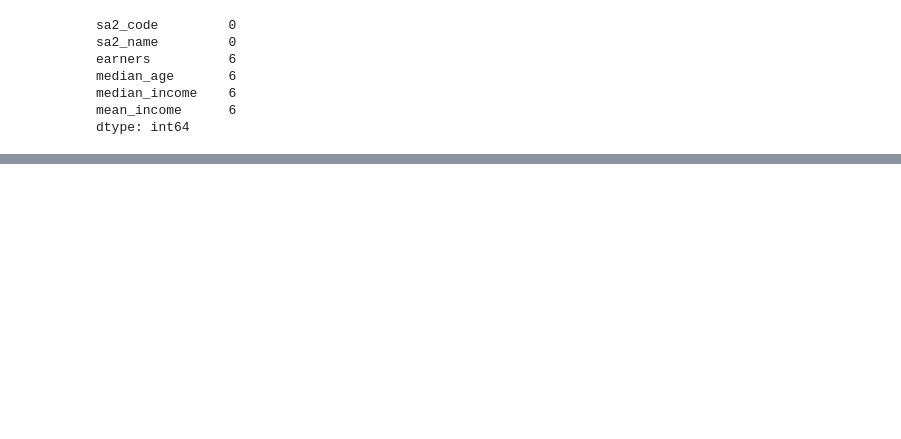
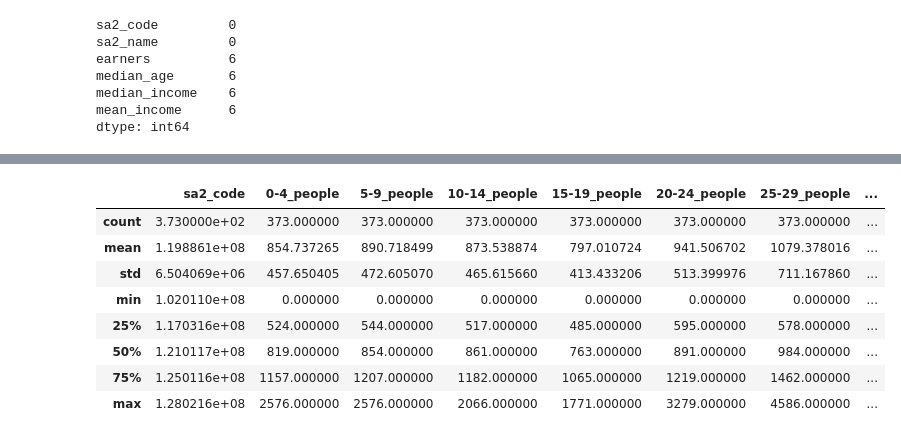
Before and after one commit to joshuahallam127/DATA2901_Assign, a Jupyter notebook: main.ipynb, the cells around one changed output, grey strips where cells are left out. Cells and saved outputs as stored; diff of their text form; code cells hidden in the pictures; blank space fills up the shorter version.

```diff
--- a/main.ipynb
+++ b/main.ipynb
@@ -179,0 +286,12 @@ print(len(business['sa2_name'].unique()))
+# %%
+population.describe()
+# %% [output]
+|  | sa2_code | 0-4_people | 5-9_people | 10-14_people | 15-19_people | 20-24_people | 25-29_people | ... |
+| count | 3.730000e+02 | 373.000000 | 373.000000 | 373.000000 | 373.000000 | 373.000000 | 373.000000 | ... |
+| mean | 1.198861e+08 | 854.737265 | 890.718499 | 873.538874 | 797.010724 | 941.506702 | 1079.378016 | ... |
+| std | 6.504069e+06 | 457.650405 | 472.605070 | 465.615660 | 413.433206 | 513.399976 | 711.167860 | ... |
+| min | 1.020110e+08 | 0.000000 | 0.000000 | 0.000000 | 0.000000 | 0.000000 | 0.000000 | ... |
+| 25% | 1.170316e+08 | 524.000000 | 544.000000 | 517.000000 | 485.000000 | 595.000000 | 578.000000 | ... |
+| 50% | 1.210117e+08 | 819.000000 | 854.000000 | 861.000000 | 763.000000 | 891.000000 | 984.000000 | ... |
+| 75% | 1.250116e+08 | 1157.000000 | 1207.000000 | 1182.000000 | 1065.000000 | 1219.000000 | 1462.000000 | ... |
+| max | 1.280216e+08 | 2576.000000 | 2576.000000 | 2066.000000 | 1771.000000 | 3279.000000 | 4586.000000 | ... |
```
Also changed, not shown: parts of 34 cells of this notebook.
